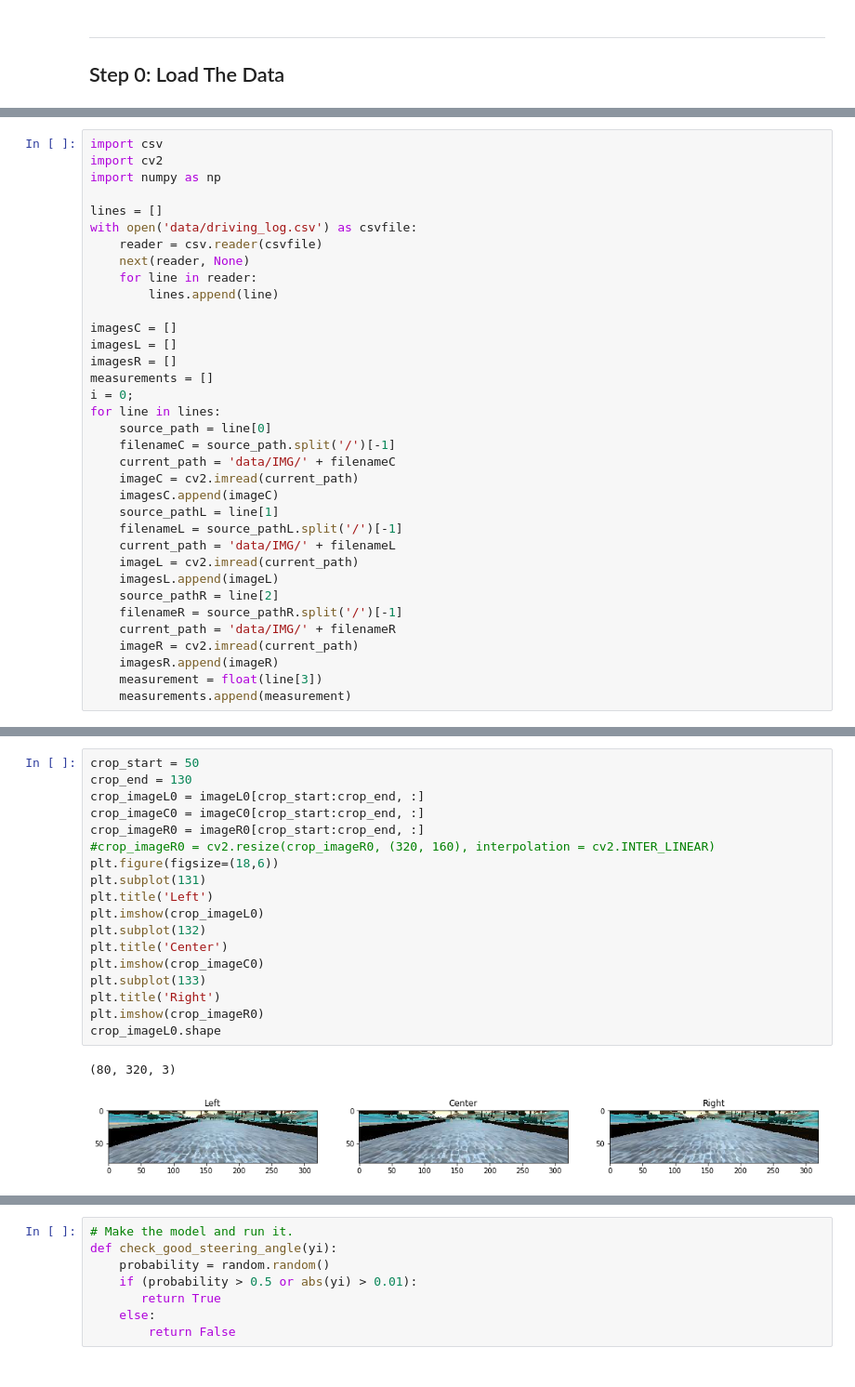
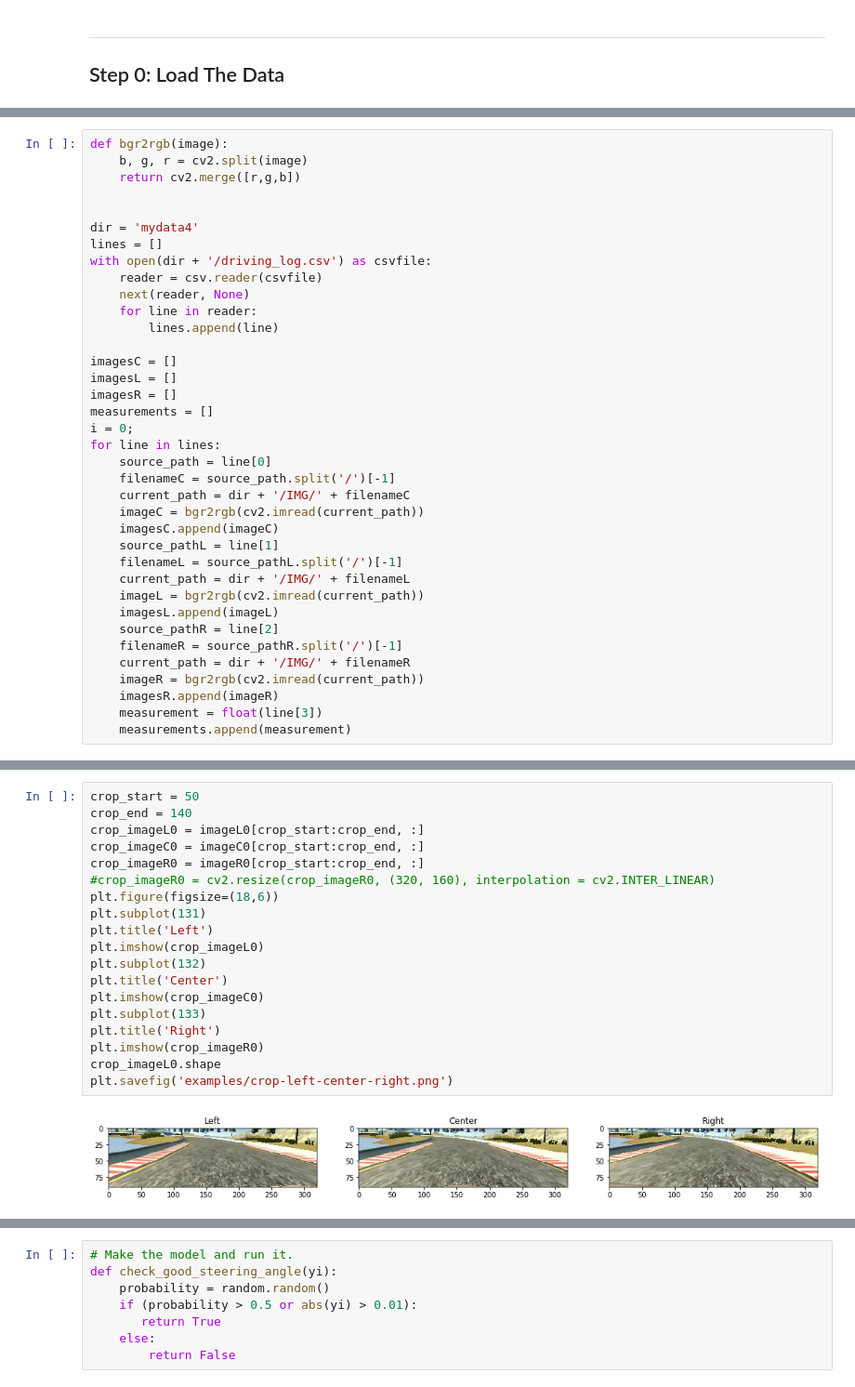
Before and after one commit to gvp-study/CarND-Behavioral-Cloning-P3, a Jupyter notebook: Behaviour_Cloning.ipynb, the cells around one changed output, grey strips where cells are left out. Shown at 93% size. Cells and saved outputs as stored; diff of their text form.

```diff
--- a/Behaviour_Cloning.ipynb
+++ b/Behaviour_Cloning.ipynb
@@ -50,12 +53,14 @@ from keras.callbacks import ModelCheckpoint
 # %% [output]
 Using TensorFlow backend.
 # %%
-import csv
-import cv2
-import numpy as np
+def bgr2rgb(image):
+    b, g, r = cv2.split(image)
+    return cv2.merge([r,g,b])
 
+
+dir = 'mydata4'
 lines = []
-with open('data/driving_log.csv') as csvfile:
+with open(dir + '/driving_log.csv') as csvfile:
     reader = csv.reader(csvfile)
     next(reader, None)
     for line in reader:
@@ -69,18 +74,18 @@ i = 0;
 for line in lines:
     source_path = line[0]
     filenameC = source_path.split('/')[-1]
-    current_path = 'data/IMG/' + filenameC
-    imageC = cv2.imread(current_path)
+    current_path = dir + '/IMG/' + filenameC
+    imageC = bgr2rgb(cv2.imread(current_path))
     imagesC.append(imageC)
     source_pathL = line[1]
     filenameL = source_pathL.split('/')[-1]
-    current_path = 'data/IMG/' + filenameL
-    imageL = cv2.imread(current_path)
+    current_path = dir + '/IMG/' + filenameL
+    imageL = bgr2rgb(cv2.imread(current_path))
     imagesL.append(imageL)
     source_pathR = line[2]
     filenameR = source_pathR.split('/')[-1]
-    current_path = 'data/IMG/' + filenameR
-    imageR = cv2.imread(current_path)
+    current_path = dir + '/IMG/' + filenameR
+    imageR = bgr2rgb(cv2.imread(current_path))
     imagesR.append(imageR)
     measurement = float(line[3])
     measurements.append(measurement)
@@ -107,21 +112,21 @@ plt.imshow(imageR0)
 # %%
 crop_start = 50
-crop_end = 130
+crop_end = 140
 crop_imageL0 = imageL0[crop_start:crop_end, :]
 crop_imageC0 = imageC0[crop_start:crop_end, :]
 crop_imageR0 = imageR0[crop_start:crop_end, :]
 #crop_imageR0 = cv2.resize(crop_imageR0, (320, 160), interpolation = cv2.INTER_LINEAR)
 plt.figure(figsize=(18,6))
 plt.subplot(131)
 plt.title('Left')
 plt.imshow(crop_imageL0)
 plt.subplot(132)
 plt.title('Center')
 plt.imshow(crop_imageC0)
 plt.subplot(133)
 plt.title('Right')
 plt.imshow(crop_imageR0)
 crop_imageL0.shape
+plt.savefig('examples/crop-left-center-right.png')
 # %% [output]
-(80, 320, 3)
-[figure, old version]
+[figure, new version]
```
Also changed, not shown: parts of 12 cells of this notebook.
